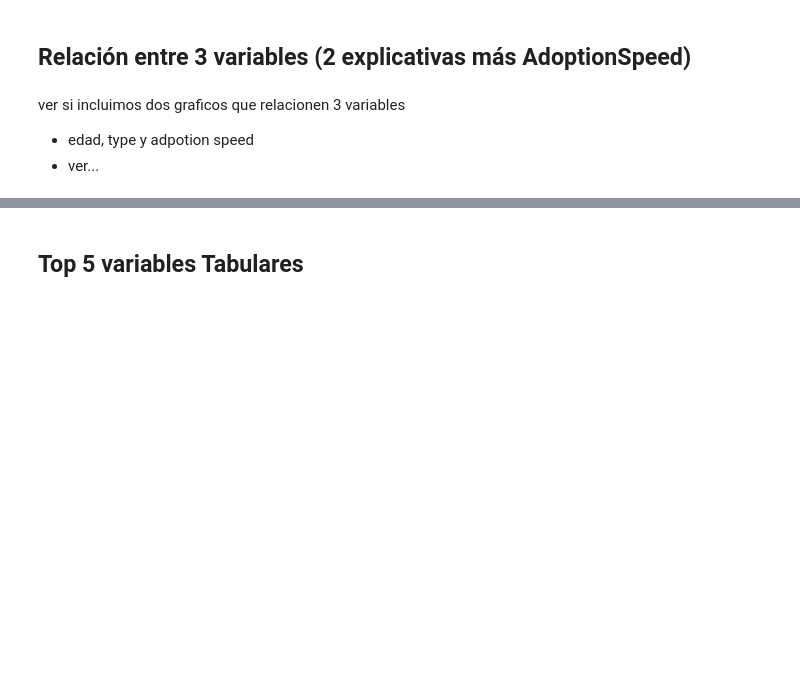
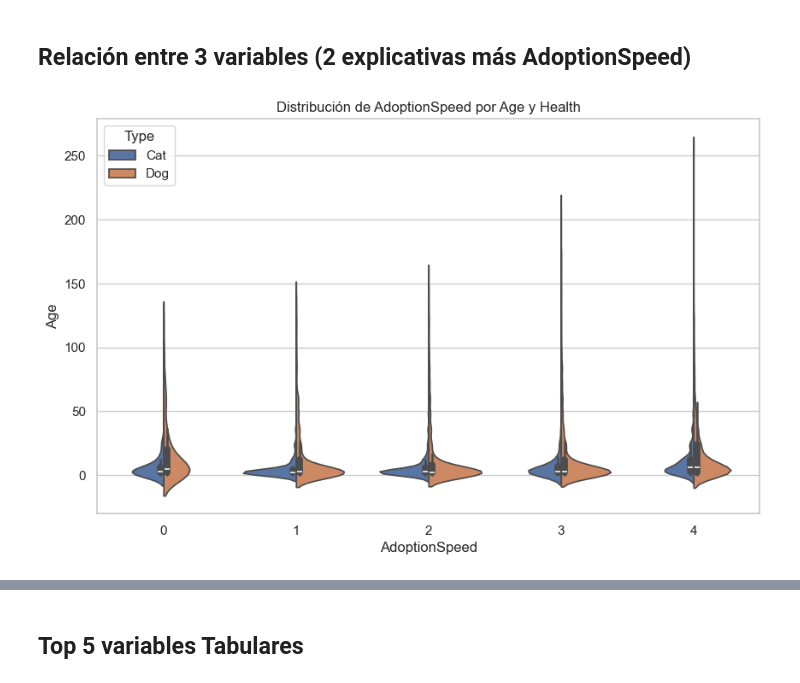
Before and after one commit to fechhh/laboII, a Jupyter notebook: EDA/eda_manual_PAO.ipynb, the cells around one changed output, grey strips where cells are left out. Saved outputs shown, nothing was run; the diff lists cells and outputs as text; code cells hidden in the pictures; blank space fills up the shorter version.

Commit message:
resalto titulo asociaciones - incluyo grafico relacion 3 variables

```diff
--- a/EDA/eda_manual_PAO.ipynb
+++ b/EDA/eda_manual_PAO.ipynb
@@ -321,7 +323,10 @@ No hay correlación fuerte entre las variables numpericas.
 La mayor correlación pobservada se da entre cantidad de fotos y videos. A mayor cantidad de fotos, mayor cantidad de videos aunque es bastante débil (0.23)
 # %% [markdown]
 ## Relación entre 3 variables (2 explicativas más AdoptionSpeed)
-# %% [markdown]
-ver si incluimos dos graficos que relacionen 3 variables
-* edad, type y adpotion speed
-* ver...
+# %%
+plt.figure(figsize=(10, 6))
+sns.violinplot(x='AdoptionSpeed', y='Age', hue='Type', data=dataset_orig, split=True)
+plt.title('Distribución de AdoptionSpeed por Age y Health')
+plt.show()
+# %% [output]
+[figure, added]
```
Also changed, not shown: parts of 7 cells of this notebook, 1 other file.
